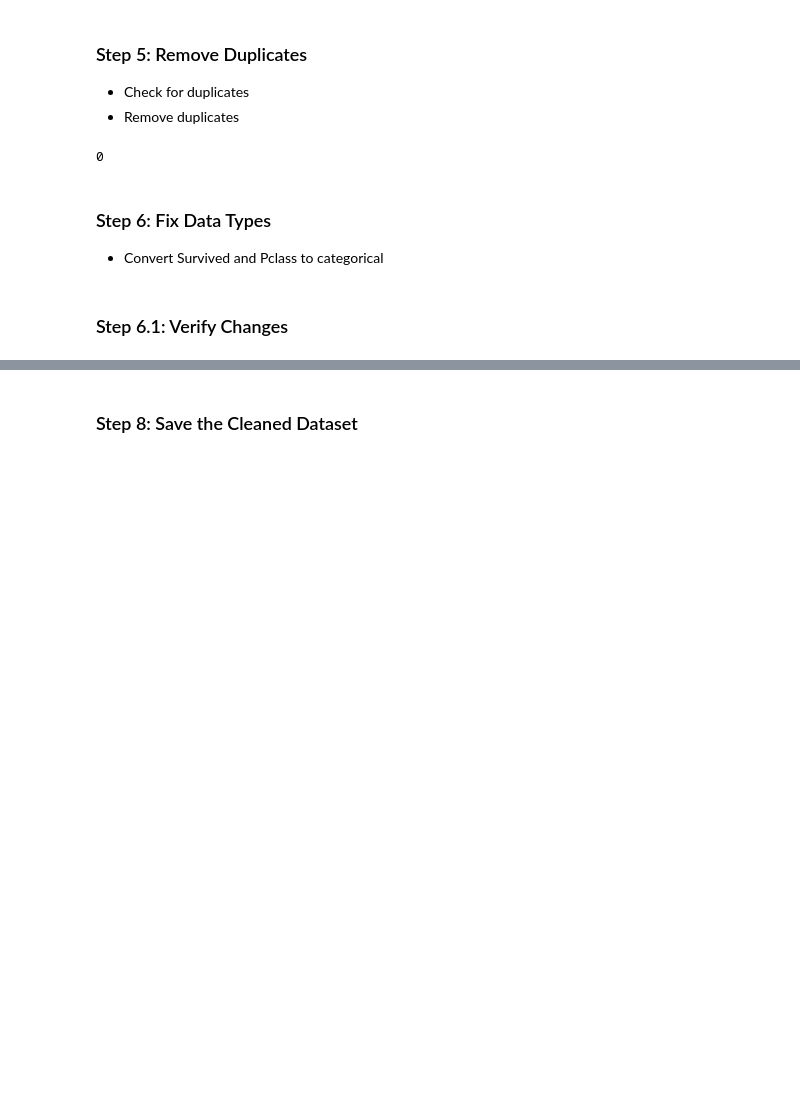
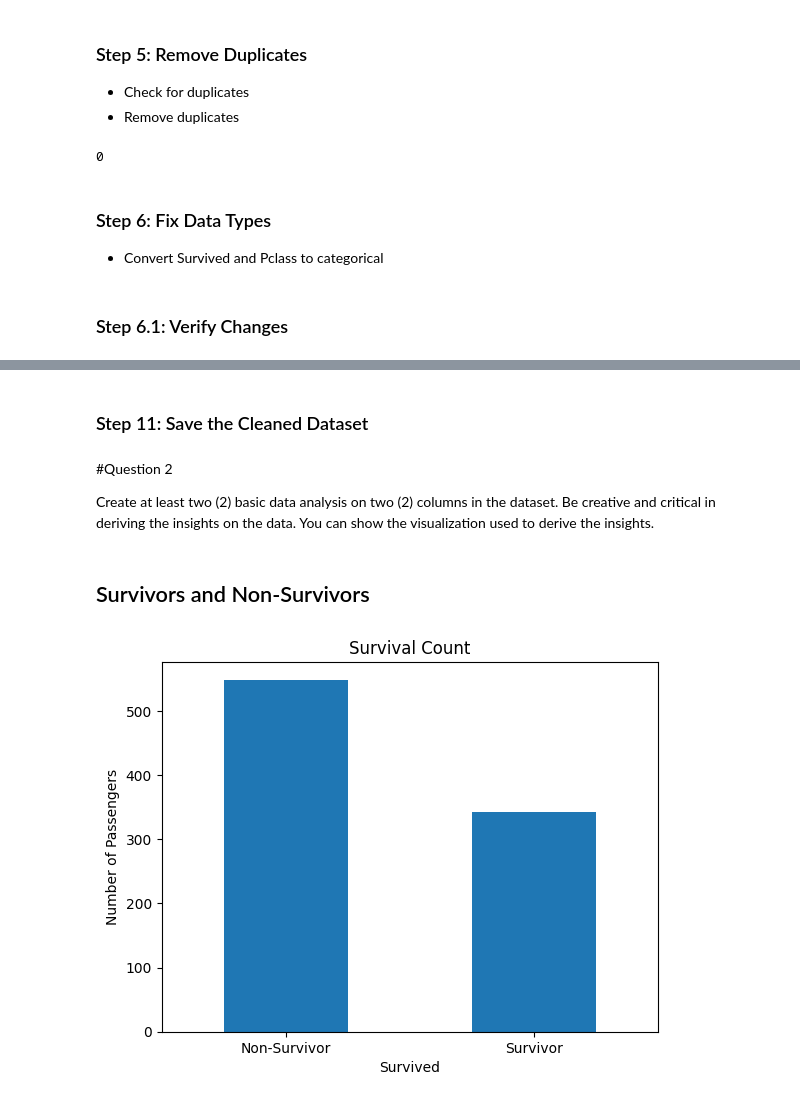
Before and after one commit to Czrvillareal/activities, a Jupyter notebook: lab2_titanic_villareal.ipynb, the cells around one changed output, grey strips where cells are left out. Drawn from its saved outputs; the diff is of its cells as text; code cells hidden in the pictures; blank space fills up the shorter version.

Commit message:
Question 2 Update

```diff
--- a/lab2_titanic_villareal.ipynb
+++ b/lab2_titanic_villareal.ipynb
@@ -176,6 +175,8 @@ df.drop_duplicates(inplace=True)
 df["Survived"] = df["Survived"].astype("category")
 # %%
 df["Pclass"] = df["Pclass"].astype("category")
+# %%
+df["Embarked"] = df["Embarked"].astype("category")
 # %% [markdown]
 ### Step 6.1: Verify Changes
 # %%
@@ -201,0 +204,2 @@ memory usage: 64.8+ KB
+# %%
+df['Fare'] = df['Fare'].round(2)
@@ -229,0 +248,2 @@ memory usage: 64.8+ KB
+# %%
+df['name'] = df['name'].str.strip().str.title()
@@ -229,0 +252,3 @@ memory usage: 64.8+ KB
+# %%
+column_order = ['survived', 'pclass', 'sex', 'age', 'embarked', 'ticket', 'fare', 'name', 'sibsp', 'parch']
+df = df[column_order].sort_values(by=['survived', 'pclass', 'sex','embarked'], ascending=[False, True, True,True])
@@ -230,4 +264,20 @@ memory usage: 64.8+ KB
 # %% [markdown]
-### Step 8: Save the Cleaned Dataset
+### Step 11: Save the Cleaned Dataset
 # %%
 df.to_csv("titanic_cleaned.csv", index=False)
+# %% [markdown]
+#Question 2
+
+Create at least two (2) basic data analysis on two (2) columns in the dataset. Be creative and critical in deriving the insights on the data. You can show the visualization used to derive the insights.
+# %% [markdown]
+## Survivors and Non-Survivors
+# %%
+ax = df["survived"].value_counts().plot(kind="bar")
+plt.title("Survival Count")
+plt.xlabel("Survived")
+plt.ylabel("Number of Passengers")
+ax.set_xticks([0, 1])
+ax.set_xticklabels(['Non-Survivor', 'Survivor'], rotation=0)
+plt.show()
+# %% [output]
+[figure, added]
```
Also changed, not shown: parts of 26 cells of this notebook.
